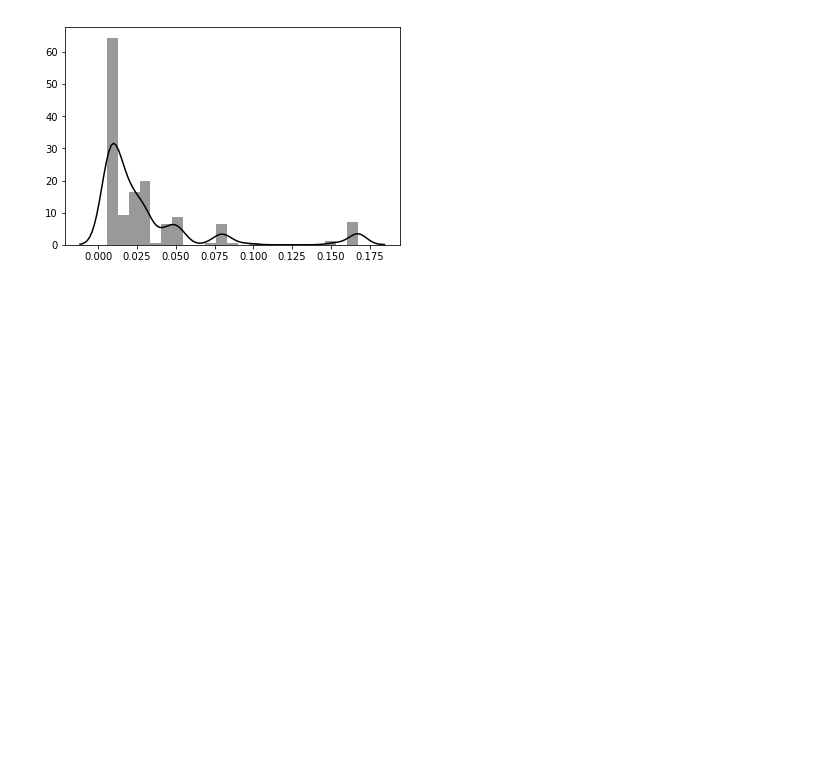
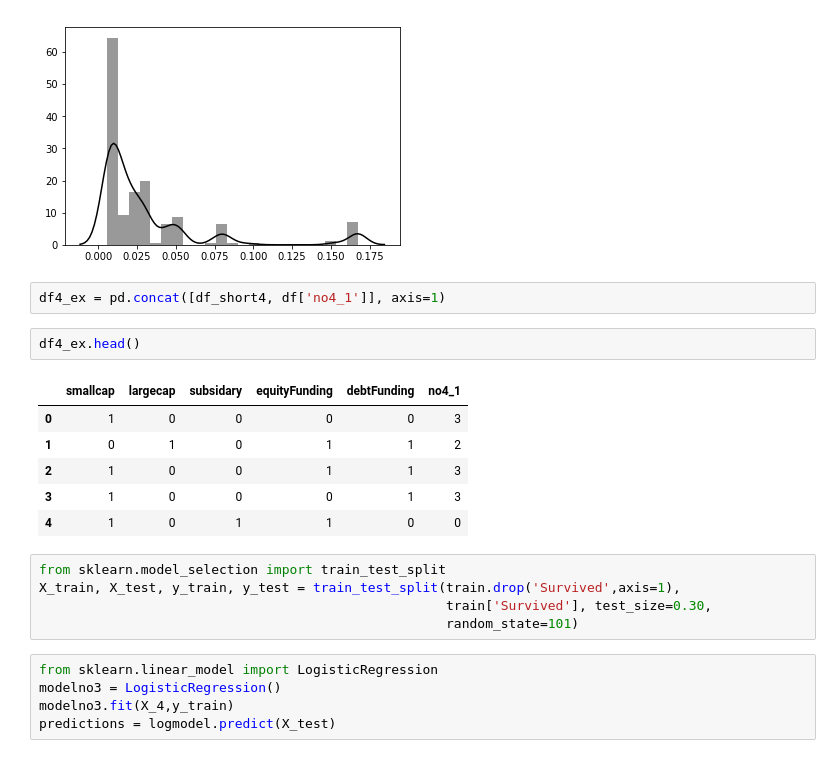
Before and after one commit to DataScienceLead/RealInvestment, a Jupyter notebook: bus_surv/ProbHurdleRateMethod.ipynb, the cells around one changed output. Saved outputs shown, nothing was run; the diff lists cells and outputs as text; blank space fills up the shorter version.

```diff
--- a/bus_surv/ProbHurdleRateMethod.ipynb
+++ b/bus_surv/ProbHurdleRateMethod.ipynb
@@ -362,3 +441,24 @@ plt.savefig(filename)
 plt.show()
 # %% [output]
 [figure]
+# %%
+df4_ex = pd.concat([df_short4, df['no4_1']], axis=1)
+# %%
+df4_ex.head()
+# %% [output]
+|  | smallcap | largecap | subsidary | equityFunding | debtFunding | no4_1 |
+| 0 | 1 | 0 | 0 | 0 | 0 | 3 |
+| 1 | 0 | 1 | 0 | 1 | 1 | 2 |
+| 2 | 1 | 0 | 0 | 1 | 1 | 3 |
+| 3 | 1 | 0 | 0 | 0 | 1 | 3 |
+| 4 | 1 | 0 | 1 | 1 | 0 | 0 |
+# %%
+from sklearn.model_selection import train_test_split
+X_train, X_test, y_train, y_test = train_test_split(train.drop('Survived',axis=1),
+                                                    train['Survived'], test_size=0.30,
+                                                    random_state=101)
+# %%
+from sklearn.linear_model import LogisticRegression
+modelno3 = LogisticRegression()
+modelno3.fit(X_4,y_train)
+predictions = logmodel.predict(X_test)
```
Also changed, not shown: parts of 12 cells of this notebook, 2 other files.
